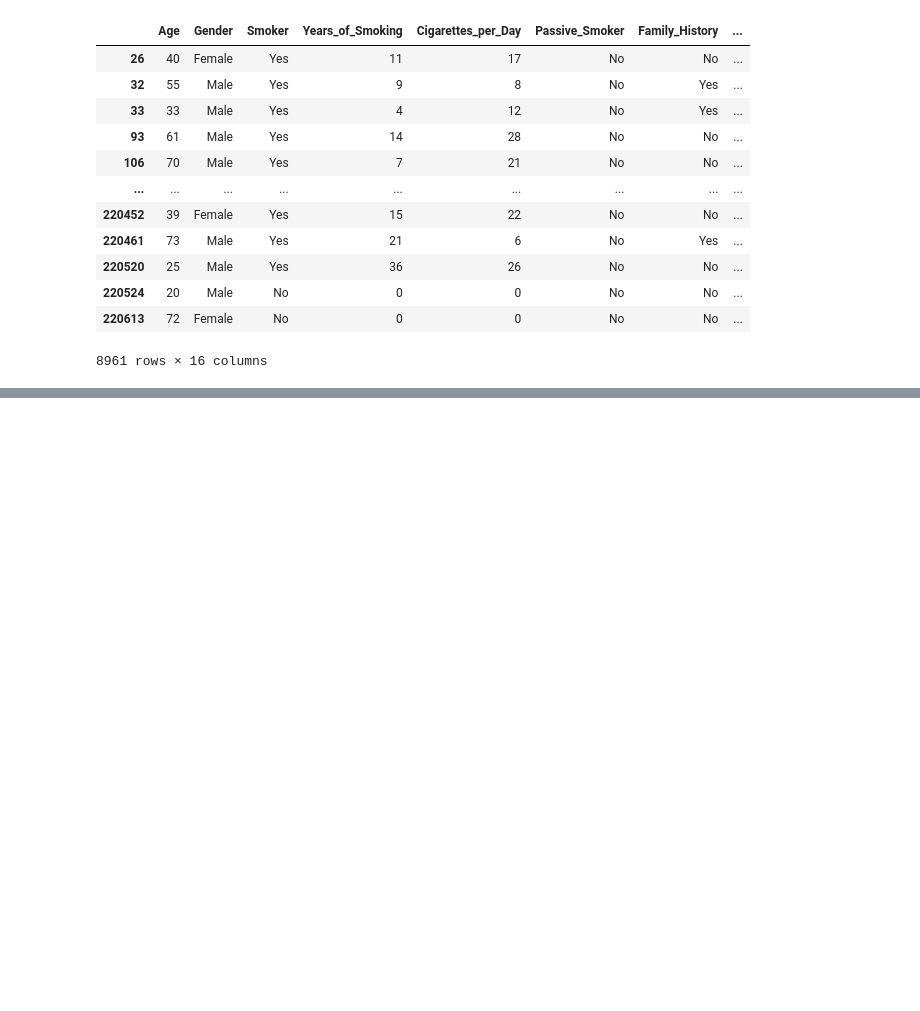
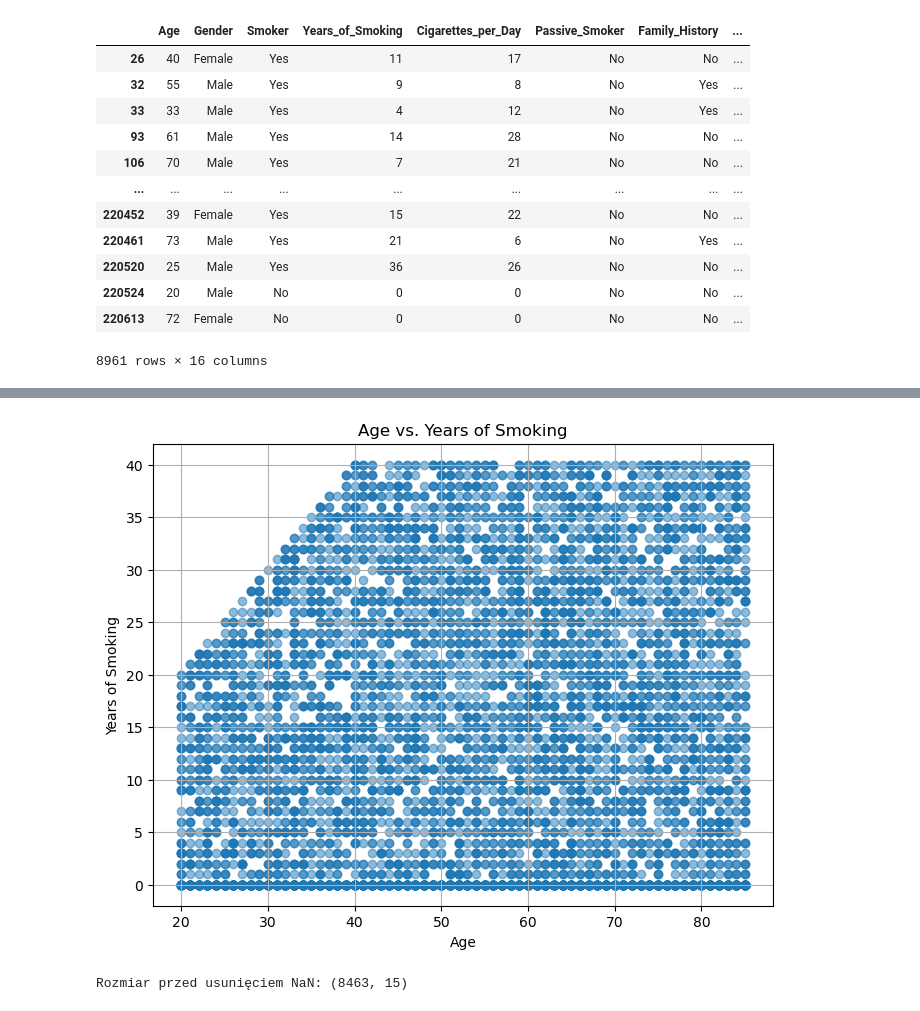
Before and after one commit to kacpert20/machine_learning_lung_cancer, a Jupyter notebook: presentation1.ipynb, the cells around one changed output, grey strips where cells are left out. Saved outputs shown, nothing was run; the diff lists cells and outputs as text; code cells hidden in the pictures; blank space fills up the shorter version.

```diff
--- a/presentation1.ipynb
+++ b/presentation1.ipynb
@@ -142,0 +168,13 @@ df.describe()
+# %%
+df = df[df["Age"] >= df["Years_of_Smoking"]]
+
+# Tworzenie wykresu scatter
+plt.figure(figsize=(8, 6))
+plt.scatter(df["Age"], df["Years_of_Smoking"], alpha=0.5)
+plt.xlabel("Age")
+plt.ylabel("Years of Smoking")
+plt.title("Age vs. Years of Smoking")
+plt.grid(True)
+plt.show()
+# %% [output]
+[figure, added]
@@ -142,0 +183,8 @@ df.describe()
+# %%
+# Zamiana NaN w kolumnie Treatment_Type na "NotTreated"
+df["Treatment_Type"] = df["Treatment_Type"].fillna("NotTreated")
+
+# Sprawdzenie rozmiaru przed usunięciem braków
+print("Rozmiar przed usunięciem NaN:", df.shape)
+# %% [output]
+Rozmiar przed usunięciem NaN: (8463, 15)
```
Also changed, not shown: parts of 7 cells of this notebook.
